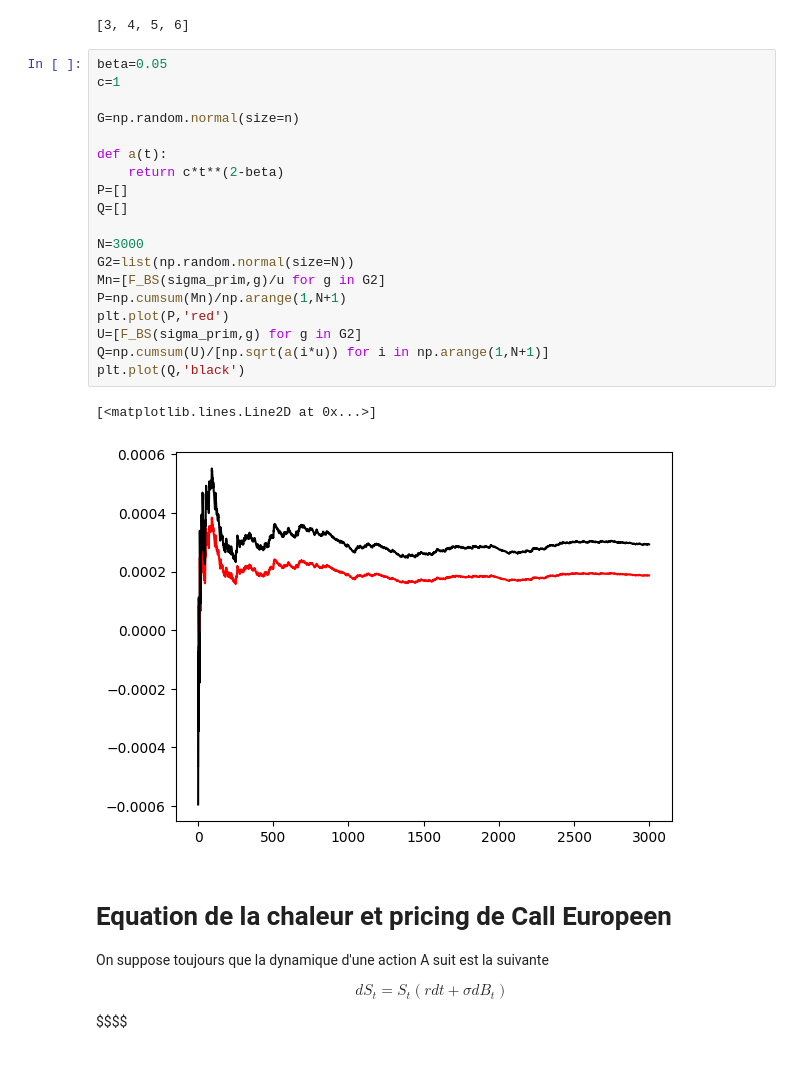
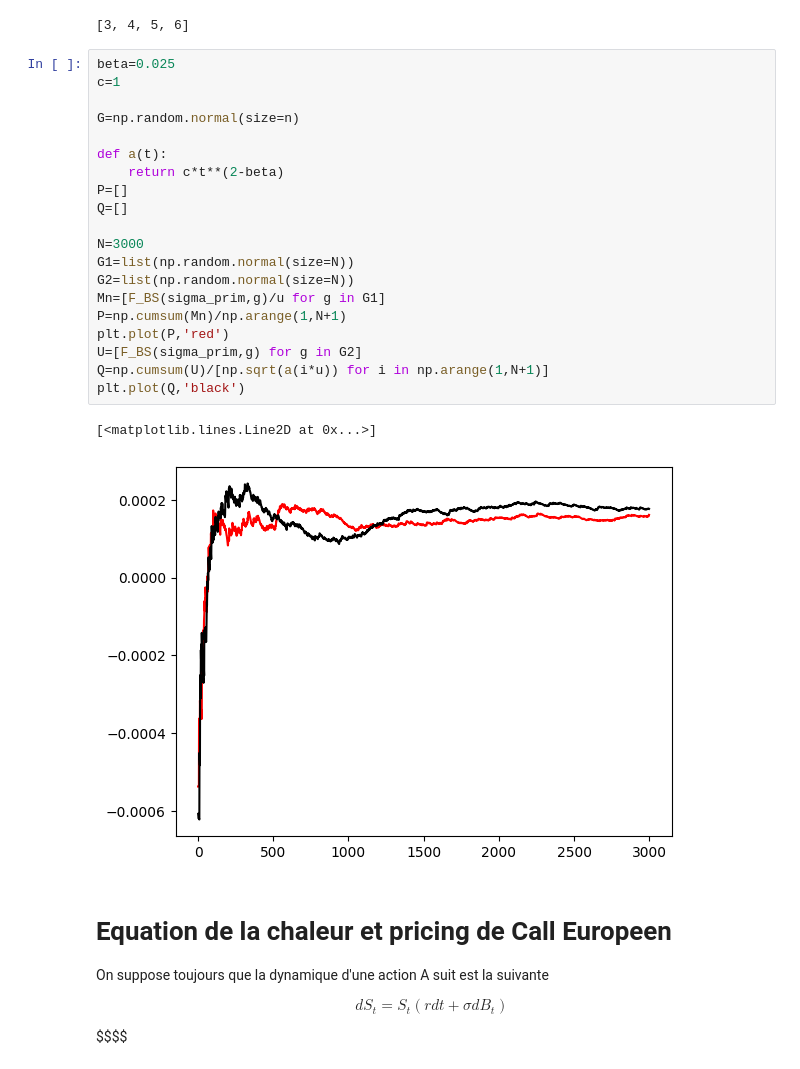
Before and after one commit to EssaddekOthmane/IndependentPriceVerification, a Jupyter notebook: BlackScholesRobbinsMonro.ipynb, the cells around one changed output. Cells and saved outputs as stored; diff of their text form.

```diff
--- a/BlackScholesRobbinsMonro.ipynb
+++ b/BlackScholesRobbinsMonro.ipynb
@@ -922,27 +922,28 @@ np.float64(21588.56374979055)
 # %% [output]
 [3, 4, 5, 6]
 # %%
-beta=0.05
+beta=0.025
 c=1
 
 G=np.random.normal(size=n)
 
 def a(t):
     return c*t**(2-beta)
 P=[]
 Q=[]
 
 N=3000
+G1=list(np.random.normal(size=N))
 G2=list(np.random.normal(size=N))
-Mn=[F_BS(sigma_prim,g)/u for g in G2]
+Mn=[F_BS(sigma_prim,g)/u for g in G1]
 P=np.cumsum(Mn)/np.arange(1,N+1)
 plt.plot(P,'red')
 U=[F_BS(sigma_prim,g) for g in G2]
 Q=np.cumsum(U)/[np.sqrt(a(i*u)) for i in np.arange(1,N+1)]
 plt.plot(Q,'black')
 # %% [output]
 [<matplotlib.lines.Line2D at 0x...>]
-[figure, old version]
+[figure, new version]
 # %% [markdown]
 # Equation de la chaleur et pricing de Call Europeen
 
```
Also changed, not shown: parts of 6 cells of this notebook.
